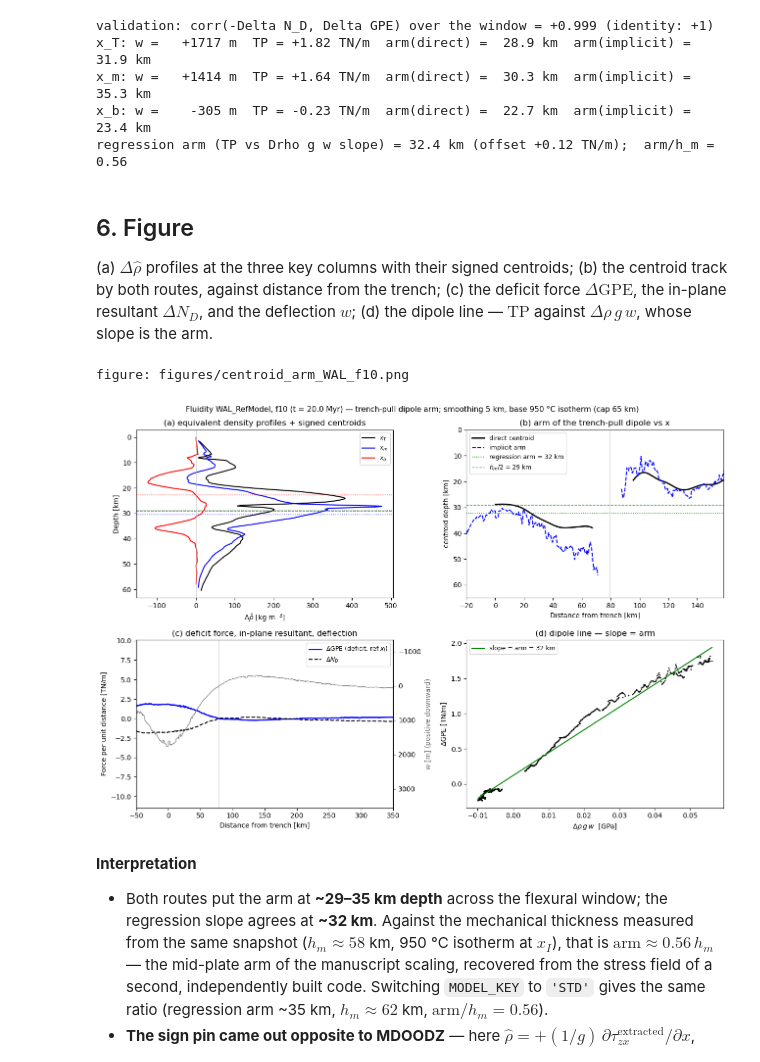
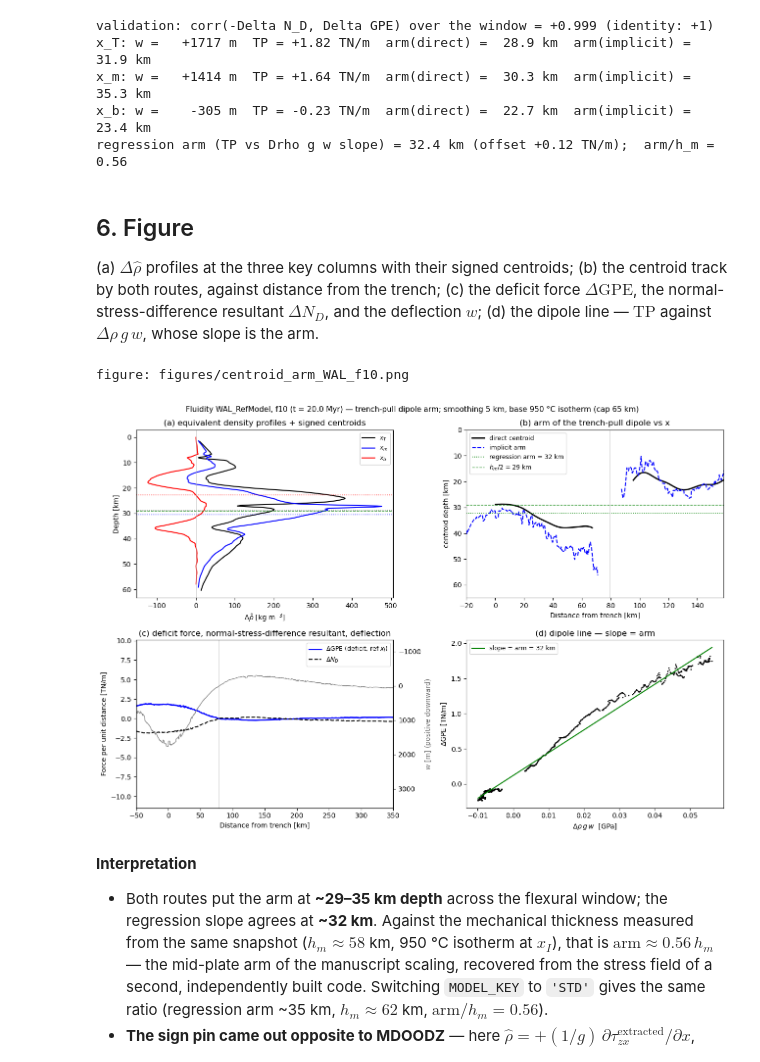
Before and after one commit to dansand/trench_pull_fluidity, a Jupyter notebook: notebooks/further_analysis/fluidity_centroid_arm.ipynb, the cells around one changed output. Drawn from its saved outputs; the diff is of its cells as text; code cells hidden in the pictures.

```diff
--- a/notebooks/further_analysis/fluidity_centroid_arm.ipynb
+++ b/notebooks/further_analysis/fluidity_centroid_arm.ipynb
@@ -273,7 +273,7 @@ regression arm (TP vs Drho g w slope) = 32.4 km (offset +0.12 TN/m);  arm/h_m =
 # %% [markdown]
 ## 6. Figure
 
-(a) $\Delta\hat\rho$ profiles at the three key columns with their signed centroids; (b) the centroid track by both routes, against distance from the trench; (c) the deficit force $\Delta\mathrm{GPE}$, the in-plane resultant $\Delta N_D$, and the deflection $w$; (d) the dipole line — $\mathrm{TP}$ against $\Delta\rho\, g\, w$, whose slope is the arm.
+(a) $\Delta\hat\rho$ profiles at the three key columns with their signed centroids; (b) the centroid track by both routes, against distance from the trench; (c) the deficit force $\Delta\mathrm{GPE}$, the normal-stress-difference resultant $\Delta N_D$, and the deflection $w$; (d) the dipole line — $\mathrm{TP}$ against $\Delta\rho\, g\, w$, whose slope is the arm.
 # %%
 xkm = (x - x[ti]) / 1e3
 fig, axes = plt.subplots(2, 2, figsize=(13, 9))
@@ -314,35 +314,35 @@ ax.plot(xkm, dN * 1e-12, "k--", lw=1.5, label=r"$\Delta N_D$")
 ax2 = ax.twinx()
 ax2.plot(xkm, w, color="0.5", lw=1, label="$w$")
 ax2.set_ylabel("$w$ [m] (positive downward)", color="0.4")
 ax2.invert_yaxis()
 ax.axvline((x[iI] - x[ti]) / 1e3, color="0.6", lw=0.7)
 ax.set_xlim(-50, 350)
 ax.set_xlabel("Distance from trench [km]")
 ax.set_ylabel("Force per unit distance [TN/m]")
 ax.legend(fontsize=9, loc="upper right")
-ax.set_title("(c) deficit force, in-plane resultant, deflection")
+ax.set_title("(c) deficit force, normal-stress-difference resultant, deflection")
 
 # (d) TP vs Drho g w correlation
 axes[1, 1].plot(DRHO * G * w[fitmask] * 1e-9, TP[fitmask] * 1e-12, "k.", ms=2)
 ww = np.linspace(np.nanmin(DRHO * G * w[fitmask]), np.nanmax(DRHO * G * w[fitmask]), 2)
 axes[1, 1].plot(ww * 1e-9, (arm_fit * ww + off) * 1e-12, "g-", lw=1.5,
                 label=f"slope = arm = {arm_fit/1e3:.0f} km")
 axes[1, 1].set_xlabel(r"$\Delta\rho\, g\, w$  [GPa]")
 axes[1, 1].set_ylabel(r"$\Delta$GPE [TN/m]")
 axes[1, 1].legend(fontsize=9)
 axes[1, 1].set_title("(d) dipole line — slope = arm")
 
 tstr = f" (t = {t_myr:.1f} Myr)" if t_myr is not None else ""
 fig.suptitle(f"Fluidity {MODELS[MODEL_KEY]}, f{TIMESTEP_INDEX}{tstr} — "
              f"trench-pull dipole arm; smoothing {SMOOTH_X_KM:.0f} km, "
              f"base {T_BASE_C:.0f} °C isotherm (cap {Z_BASE_CAP/1e3:.0f} km)", fontsize=11)
 fig.tight_layout()
 out = figures_dir / f"centroid_arm_{MODEL_KEY}_f{TIMESTEP_INDEX}.png"
 fig.savefig(out, dpi=160, bbox_inches="tight")
 print("figure:", out)
 # %% [output]
 figure: figures/centroid_arm_WAL_f10.png
-[figure, old version]
+[figure, new version]
 # %% [markdown]
 **Interpretation**
 
```
Also changed, not shown: 18 other files.
